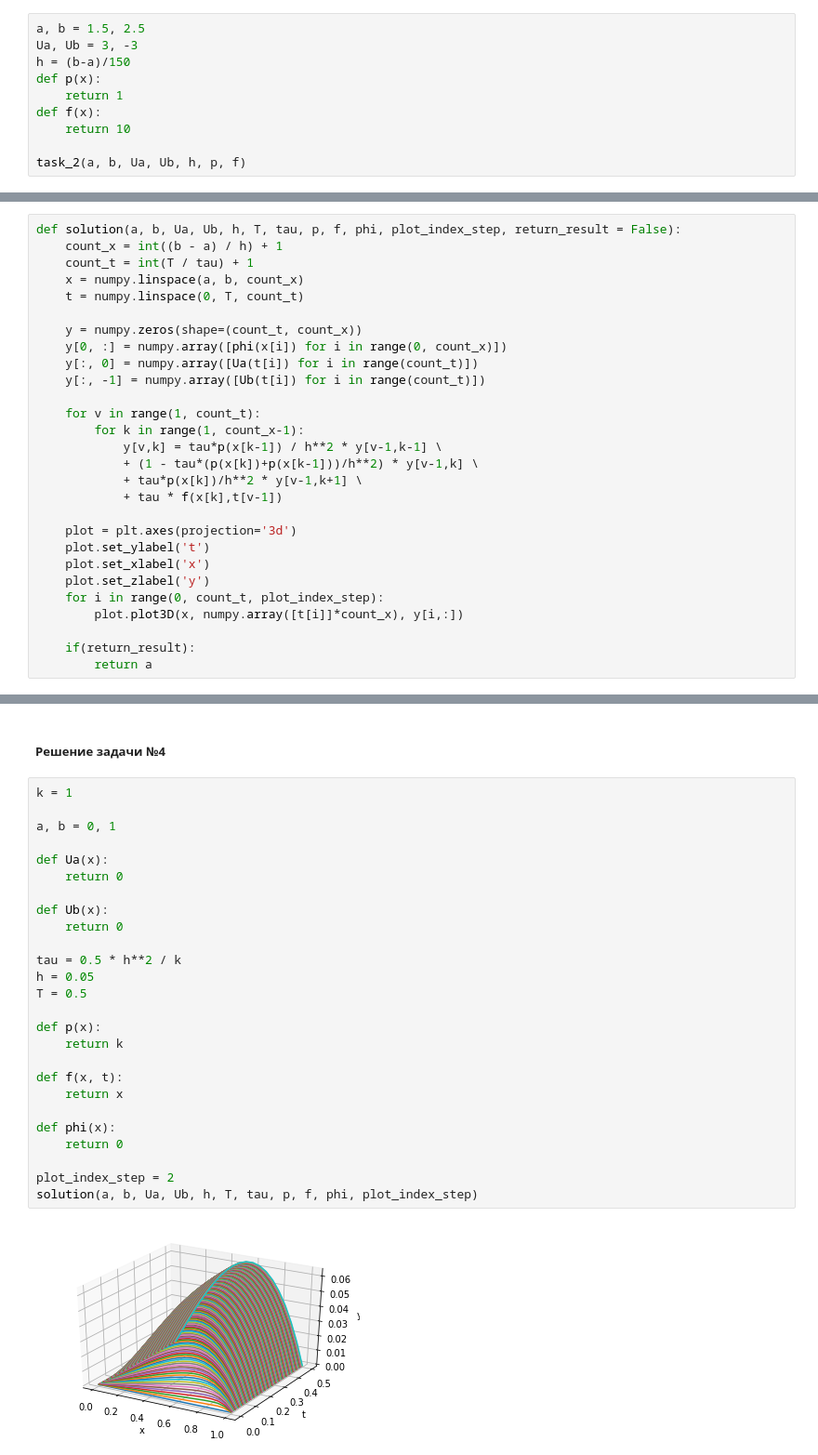
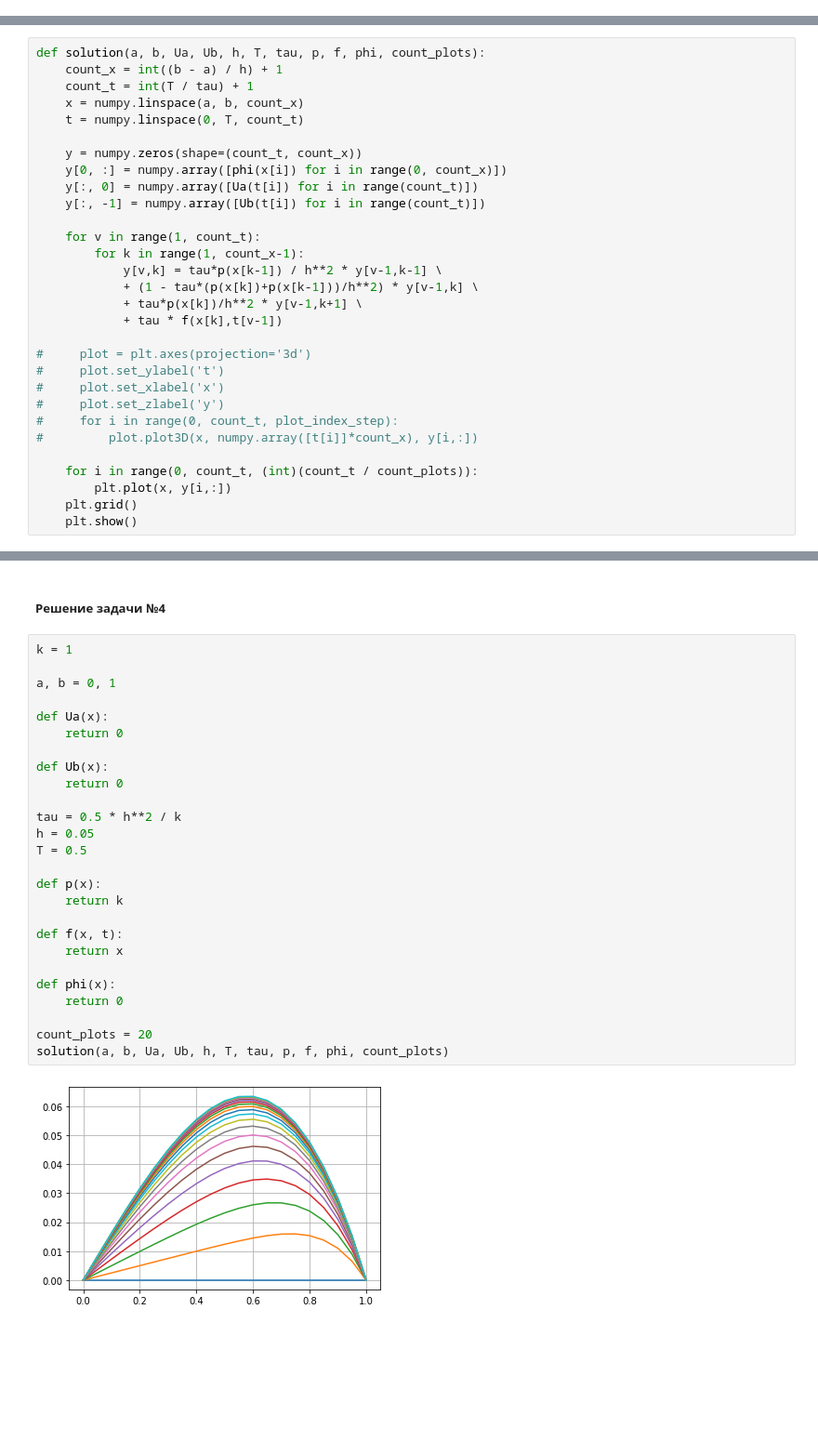
Before and after one commit to ArtyomTalonchick/BSUIR-5-Math, a Jupyter notebook: Lab3/Lab3.ipynb, the cells around one changed output, grey strips where cells are left out. Shown: that part at 93% size. Saved outputs shown, nothing was run; the diff lists cells and outputs as text; blank space fills up the shorter version.

Commit message:
implemented first task

```diff
--- a/Lab3/Lab3.ipynb
+++ b/Lab3/Lab3.ipynb
@@ -41,13 +45,3 @@ def task_2(a, b, Ua, Ub, h, p, f):
     plt.plot(x, y)
     plt.grid()
     plt.show()
-# %%
-a, b = 1.5, 2.5
-Ua, Ub = 3, -3
-h = (b-a)/150
-def p(x):
-    return 1
-def f(x):
-    return 10
-
-task_2(a, b, Ua, Ub, h, p, f)
@@ -63,7 +101,7 @@ y_{k}^v=
 + \tau f_{k}^{v-1}
 $$
 # %%
-def solution(a, b, Ua, Ub, h, T, tau, p, f, phi, plot_index_step, return_result = False):
+def solution(a, b, Ua, Ub, h, T, tau, p, f, phi, count_plots):
     count_x = int((b - a) / h) + 1
     count_t = int(T / tau) + 1
     x = numpy.linspace(a, b, count_x)
@@ -81,15 +119,17 @@ def solution(a, b, Ua, Ub, h, T, tau, p, f, phi, plot_index_step, return_result
             + tau*p(x[k])/h**2 * y[v-1,k+1] \
             + tau * f(x[k],t[v-1])
 
-    plot = plt.axes(projection='3d')
-    plot.set_ylabel('t')
-    plot.set_xlabel('x')
-    plot.set_zlabel('y')
-    for i in range(0, count_t, plot_index_step):
-        plot.plot3D(x, numpy.array([t[i]]*count_x), y[i,:])
+#     plot = plt.axes(projection='3d')
+#     plot.set_ylabel('t')
+#     plot.set_xlabel('x')
+#     plot.set_zlabel('y')
+#     for i in range(0, count_t, plot_index_step):
+#         plot.plot3D(x, numpy.array([t[i]]*count_x), y[i,:])
 
-    if(return_result):
-        return a
+    for i in range(0, count_t, (int)(count_t / count_plots)):
+        plt.plot(x, y[i,:])
+    plt.grid()
+    plt.show()
 # %% [markdown]
 ##### Решение задачи №3
 # %%
@@ -123,28 +163,28 @@ solution(a, b, Ua, Ub, h, T, tau, p, f, phi, plot_index_step)
 # %%
 k = 1
 
 a, b = 0, 1
 
 def Ua(x):
     return 0
 
 def Ub(x):
     return 0
 
 tau = 0.5 * h**2 / k
 h = 0.05
 T = 0.5
 
 def p(x):
     return k
 
 def f(x, t):
     return x
 
 def phi(x):
     return 0
 
-plot_index_step = 2
-solution(a, b, Ua, Ub, h, T, tau, p, f, phi, plot_index_step)
+count_plots = 20
+solution(a, b, Ua, Ub, h, T, tau, p, f, phi, count_plots)
 # %% [output]
-[figure, old version]
+[figure, new version]
```
Also changed, not shown: parts of 5 cells of this notebook.
